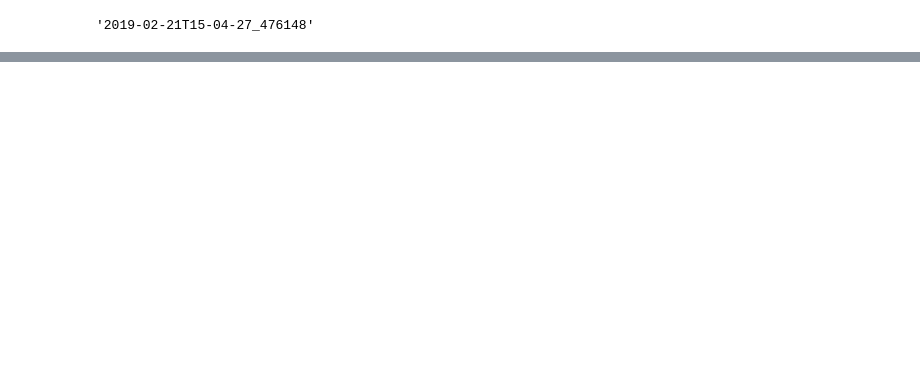
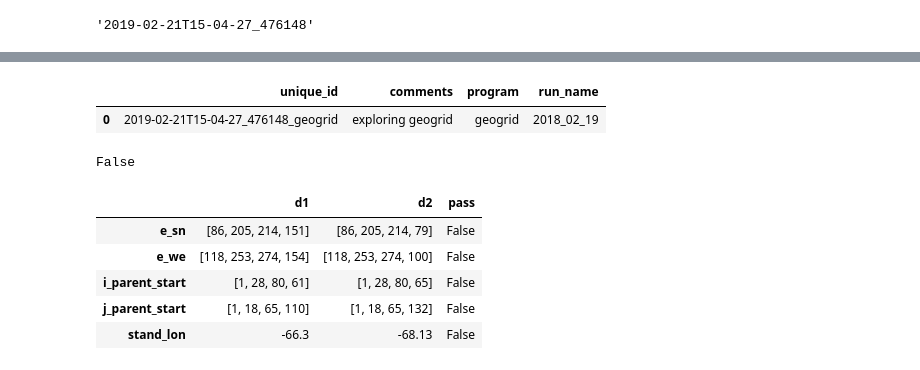
Before and after one commit to daliagachc/wrf_management, a Jupyter notebook: wrf_management/scratchs/Untitled.ipynb, the cells around one changed output, grey strips where cells are left out. Saved outputs shown, nothing was run; the diff lists cells and outputs as text; code cells hidden in the pictures; blank space fills up the shorter version.

```diff
--- a/wrf_management/scratchs/Untitled.ipynb
+++ b/wrf_management/scratchs/Untitled.ipynb
@@ -63,0 +67,23 @@ ut.list_table_names()
+# %%
+df
+# %% [output]
+|  | unique_id | comments | program | run_name |
+| 0 | 2019-02-21T15-04-27_476148_geogrid | exploring geogrid | geogrid | 2018_02_19 |
+# %%
+path = '/private/tmp/wrf_management/data_folder/runs/2018_02_19/2019-02-21T15-04-27_476148_geogrid/namelist.wps'
+# %%
+importlib.reload(bn);
+o1,o2,o3 = bn.sanity_check(path_wps=path,path_wrf='../config_dir/run_2018_02_19/namelist.wps')
+# %%
+o1
+# %% [output]
+False
+# %%
+o2[o2['pass'] == False]
+# %% [output]
+|  | d1 | d2 | pass |
+| e_sn | [86, 205, 214, 151] | [86, 205, 214, 79] | False |
+| e_we | [118, 253, 274, 154] | [118, 253, 274, 100] | False |
+| i_parent_start | [1, 28, 80, 61] | [1, 28, 80, 65] | False |
+| j_parent_start | [1, 18, 65, 110] | [1, 18, 65, 132] | False |
+| stand_lon | -66.3 | -68.13 | False |
```
Also changed, not shown: parts of 20 cells of this notebook, 9 other files.
